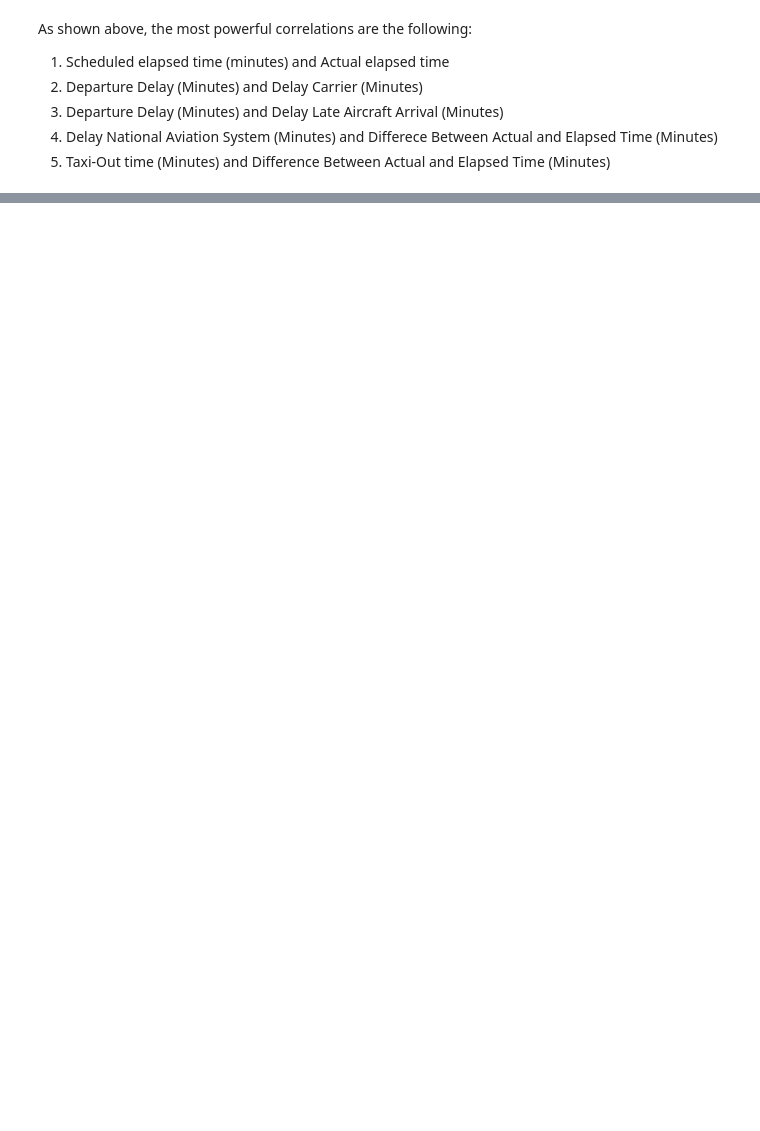
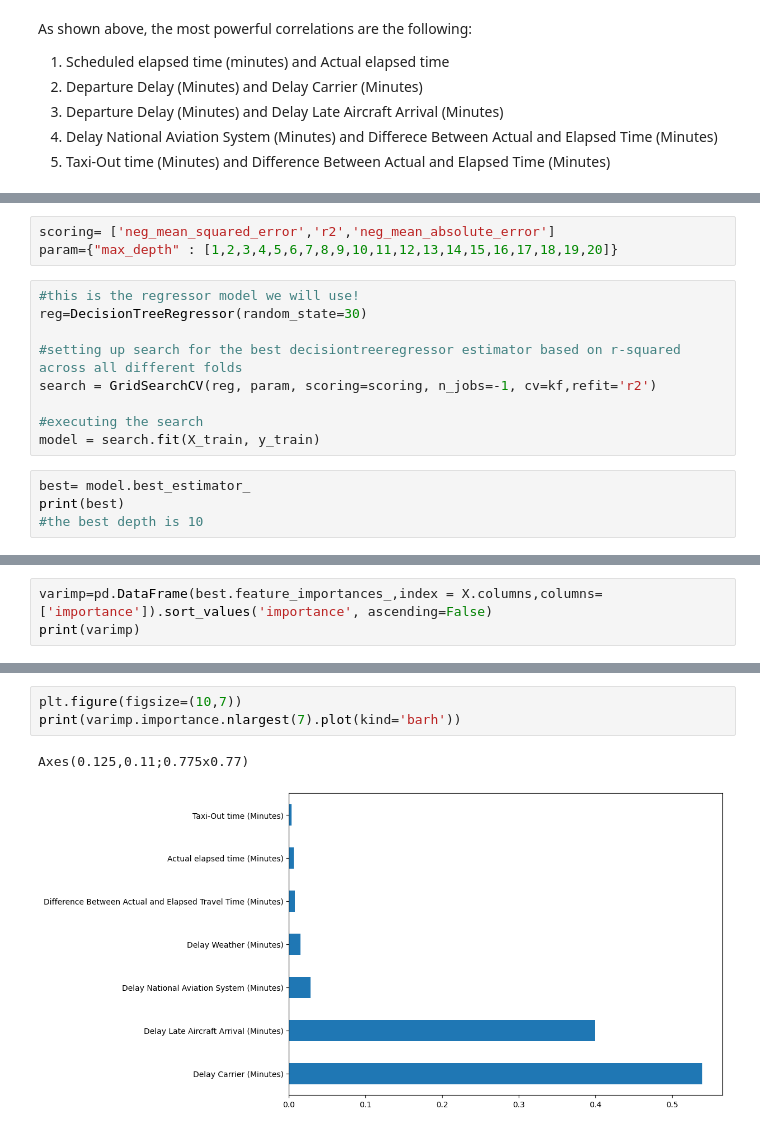
Before and after one commit to rachit0907/FlightPredictions, a Jupyter notebook: current.ipynb, the cells around one changed output, grey strips where cells are left out. Saved outputs shown, nothing was run; the diff lists cells and outputs as text; blank space fills up the shorter version.

Commit message:
ran a regression tree model. needs tweaking.

```diff
--- a/current.ipynb
+++ b/current.ipynb
@@ -262,0 +307,16 @@ dataframe_just_numbers_that_can_be_correlated.corr()
+# %%
+scoring= ['neg_mean_squared_error','r2','neg_mean_absolute_error']
+param={"max_depth" : [1,2,3,4,5,6,7,8,9,10,11,12,13,14,15,16,17,18,19,20]}
+# %%
+#this is the regressor model we will use!
+reg=DecisionTreeRegressor(random_state=30)
+
+#setting up search for the best decisiontreeregressor estimator based on r-squared across all different folds
+search = GridSearchCV(reg, param, scoring=scoring, n_jobs=-1, cv=kf,refit='r2')
+
+#executing the search
+model = search.fit(X_train, y_train)
+# %%
+best= model.best_estimator_
+print(best)
+#the best depth is 10
@@ -262,0 +385,3 @@ dataframe_just_numbers_that_can_be_correlated.corr()
+# %%
+varimp=pd.DataFrame(best.feature_importances_,index = X.columns,columns=['importance']).sort_values('importance', ascending=False)
+print(varimp)
@@ -262,0 +399,6 @@ dataframe_just_numbers_that_can_be_correlated.corr()
+# %%
+plt.figure(figsize=(10,7))
+print(varimp.importance.nlargest(7).plot(kind='barh'))
+# %% [output]
+Axes(0.125,0.11;0.775x0.77)
+[figure, added]
```
Also changed, not shown: parts of 17 cells of this notebook.
